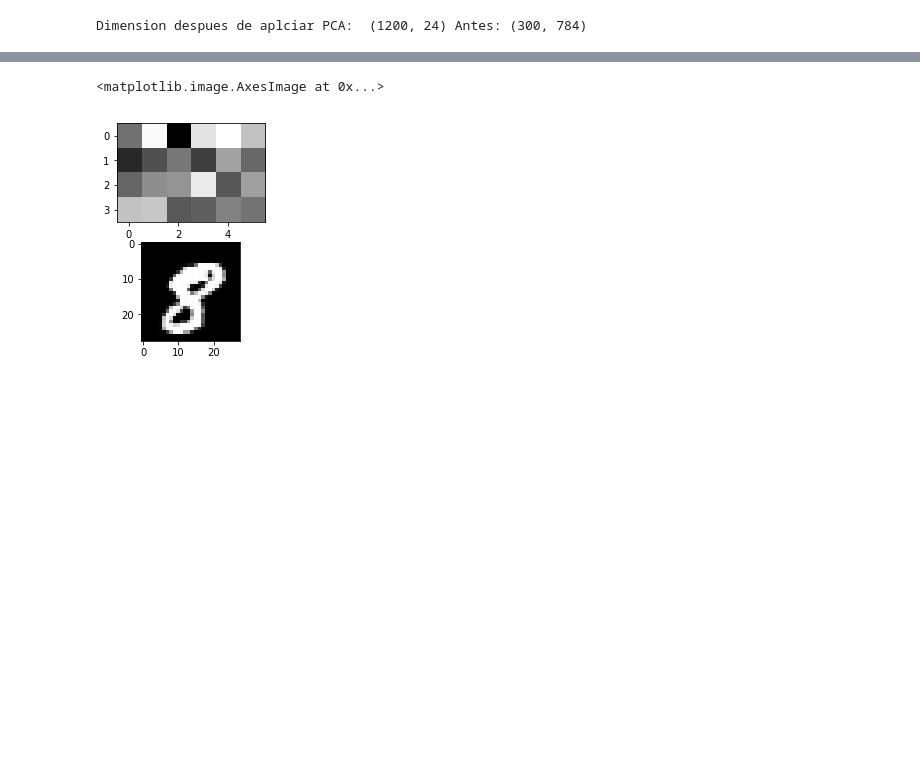
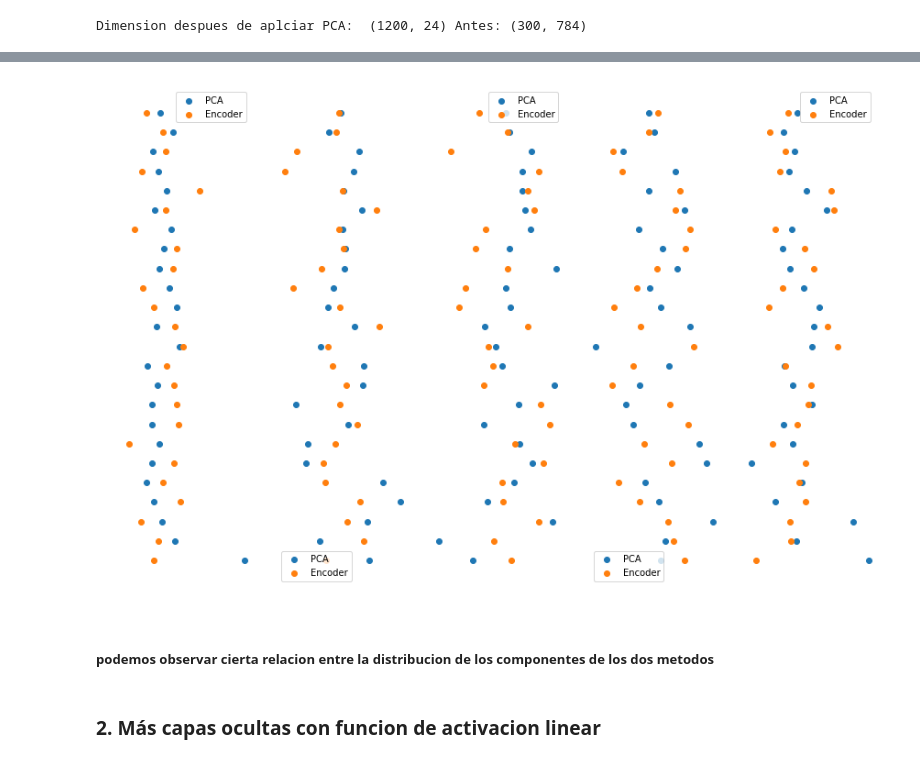
Before and after one commit to gabola24/FundamentosDeepLearning, a Jupyter notebook: Taller-PCA&Autoencoder.ipynb, the cells around one changed output, grey strips where cells are left out. Drawn from its saved outputs; the diff is of its cells as text; code cells hidden in the pictures; blank space fills up the shorter version.

```diff
--- a/Taller-PCA&Autoencoder.ipynb
+++ b/Taller-PCA&Autoencoder.ipynb
@@ -112,11 +114,21 @@ for i in range(len(X_sample)):
-# %%
-plt.subplot(2,1,1)
-plt.imshow(X1[10,:].reshape(4,-1), interpolation="nearest", cmap = plt.cm.Greys_r)
-plt.subplot(2,1,2)
-plt.imshow(X[10,:].reshape(28,28), interpolation="nearest", cmap = plt.cm.Greys_r)
-# %% [output]
-<matplotlib.image.AxesImage at 0x...>
-[figure, removed]
+# %%
+plt.figure(figsize=(30,10))
+for i in range(5):
+    plt.subplot(1,len(X_sample),i+1)
+
+    plt.scatter(X_sample_pca[i],np.arange(len(X_sample_pca[i])),label='PCA')
+
+
+
+    plt.scatter(X_sample_encoded[i],np.arange(len(X_sample_encoded[i])),label='Encoder')
+    plt.legend()
+    plt.axis("off")
+# %% [output]
+[figure, added]
+# %% [markdown]
+##### podemos observar cierta relacion entre la distribucion de los componentes de los dos metodos
+# %% [markdown]
+### 2. Más capas ocultas con funcion de activacion linear
 # %%
 
 def get_model_A(input_dim, hidden_size, code_size):
```
Also changed, not shown: parts of 19 cells of this notebook.
